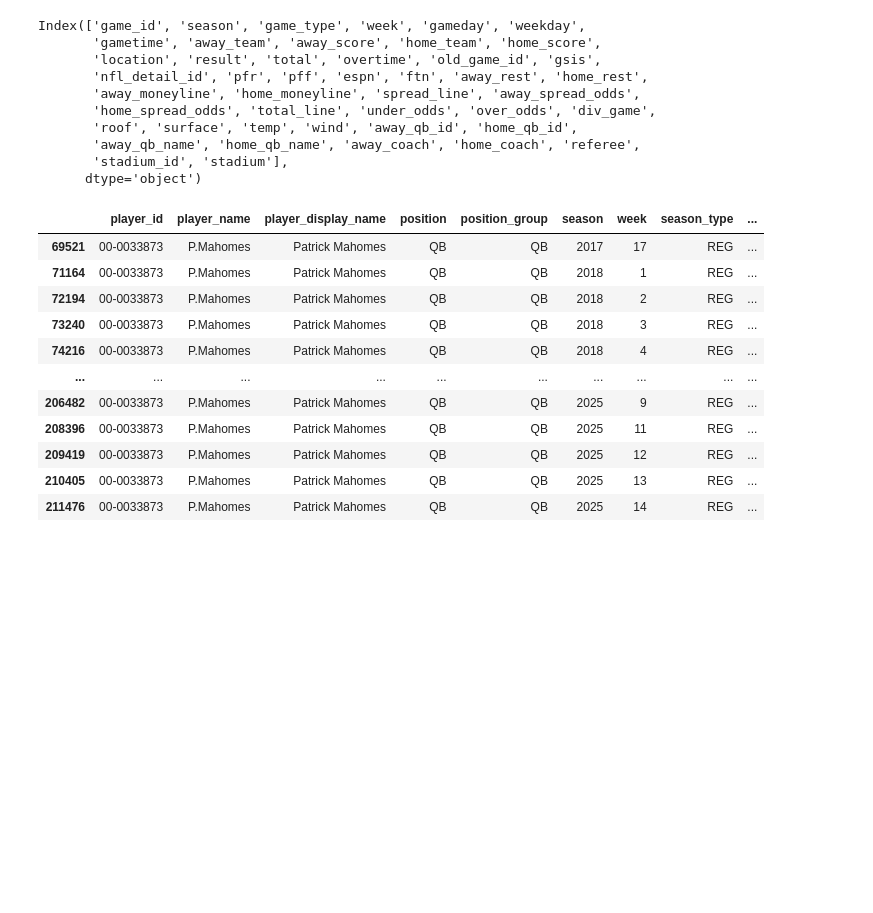
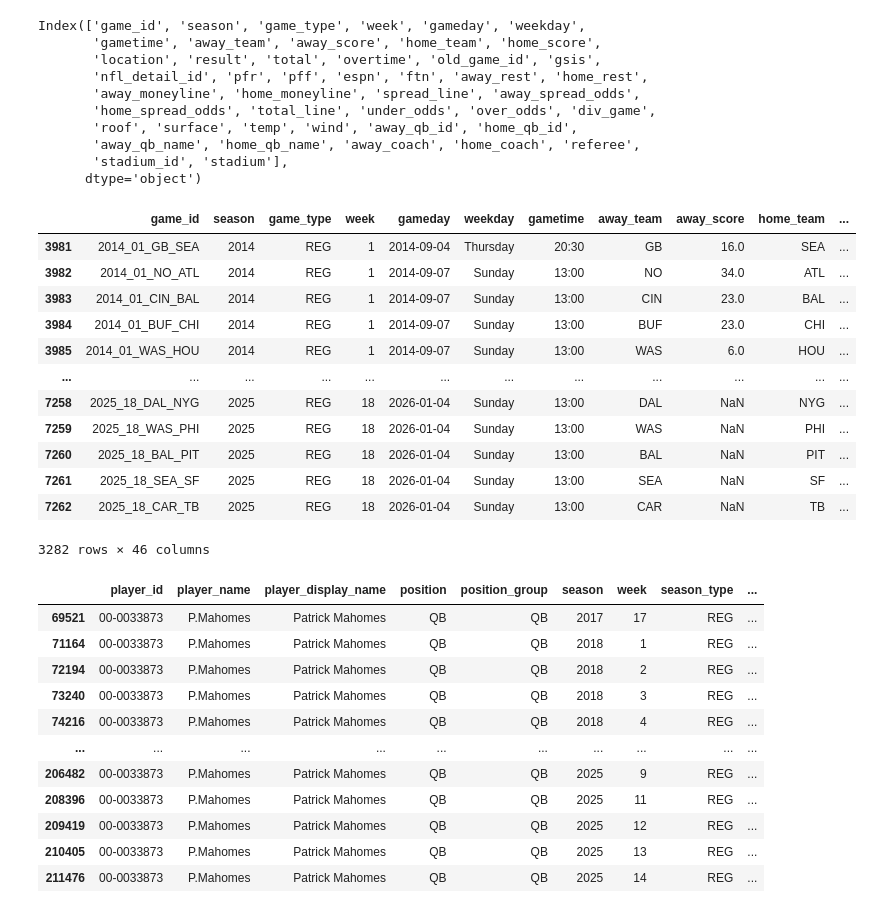
Before and after one commit to jc39963/NFLPA_2025, a Jupyter notebook: nflpa_trial.ipynb, the cells around one changed output. Drawn from its saved outputs; the diff is of its cells as text; code cells hidden in the pictures; blank space fills up the shorter version.

```diff
--- a/nflpa_trial.ipynb
+++ b/nflpa_trial.ipynb
@@ -73,6 +73,22 @@ Index(['game_id', 'season', 'game_type', 'week', 'gameday', 'weekday',
        'away_qb_name', 'home_qb_name', 'away_coach', 'home_coach', 'referee',
        'stadium_id', 'stadium'],
       dtype='object')
+# %%
+post_2014
+# %% [output]
+|  | game_id | season | game_type | week | gameday | weekday | gametime | away_team | away_score | home_team | ... |
+| 3981 | 2014_01_GB_SEA | 2014 | REG | 1 | 2014-09-04 | Thursday | 20:30 | GB | 16.0 | SEA | ... |
+| 3982 | 2014_01_NO_ATL | 2014 | REG | 1 | 2014-09-07 | Sunday | 13:00 | NO | 34.0 | ATL | ... |
+| 3983 | 2014_01_CIN_BAL | 2014 | REG | 1 | 2014-09-07 | Sunday | 13:00 | CIN | 23.0 | BAL | ... |
+| 3984 | 2014_01_BUF_CHI | 2014 | REG | 1 | 2014-09-07 | Sunday | 13:00 | BUF | 23.0 | CHI | ... |
+| 3985 | 2014_01_WAS_HOU | 2014 | REG | 1 | 2014-09-07 | Sunday | 13:00 | WAS | 6.0 | HOU | ... |
+| ... | ... | ... | ... | ... | ... | ... | ... | ... | ... | ... | ... |
+| 7258 | 2025_18_DAL_NYG | 2025 | REG | 18 | 2026-01-04 | Sunday | 13:00 | DAL | NaN | NYG | ... |
+| 7259 | 2025_18_WAS_PHI | 2025 | REG | 18 | 2026-01-04 | Sunday | 13:00 | WAS | NaN | PHI | ... |
+| 7260 | 2025_18_BAL_PIT | 2025 | REG | 18 | 2026-01-04 | Sunday | 13:00 | BAL | NaN | PIT | ... |
+| 7261 | 2025_18_SEA_SF | 2025 | REG | 18 | 2026-01-04 | Sunday | 13:00 | SEA | NaN | SF | ... |
+| 7262 | 2025_18_CAR_TB | 2025 | REG | 18 | 2026-01-04 | Sunday | 13:00 | CAR | NaN | TB | ... |
+3282 rows × 46 columns
 # %%
 player_stats[player_stats['player_display_name'] == "Patrick Mahomes"]
 # %% [output]
```
Also changed, not shown: parts of 49 cells of this notebook, 1 other file.
